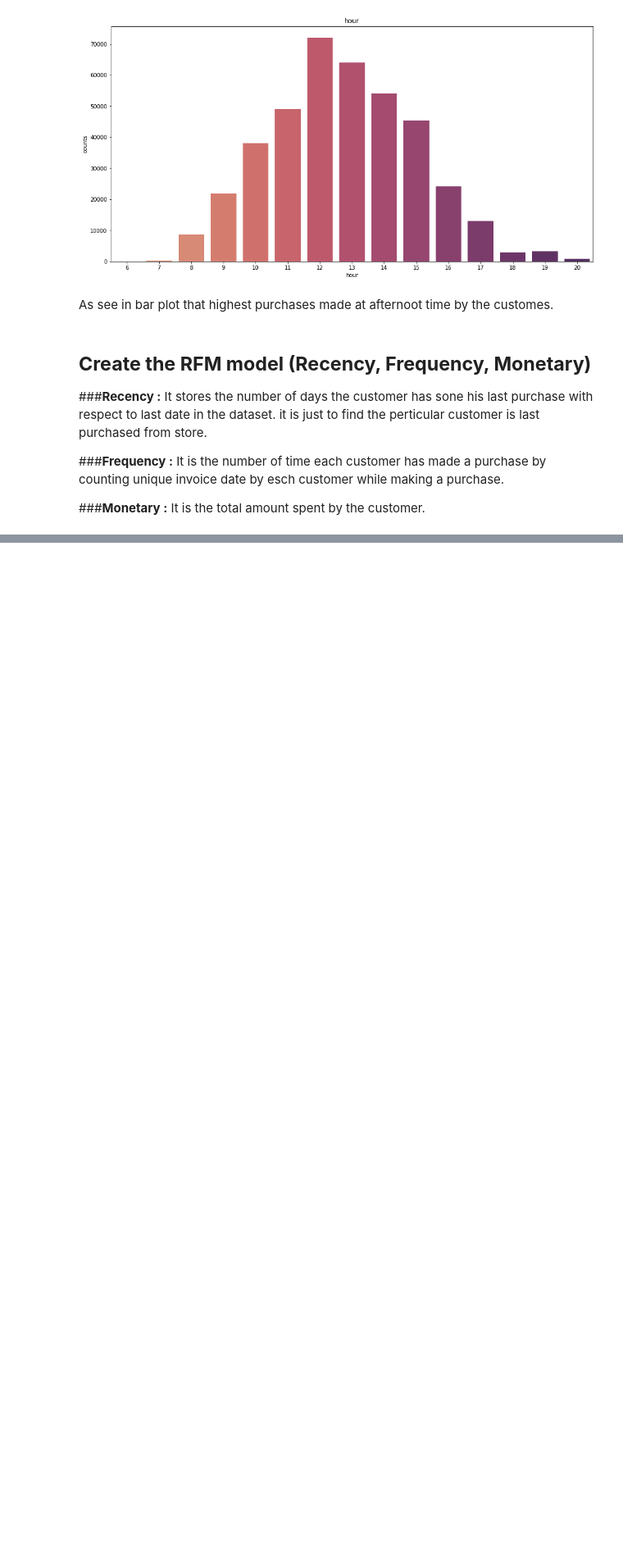
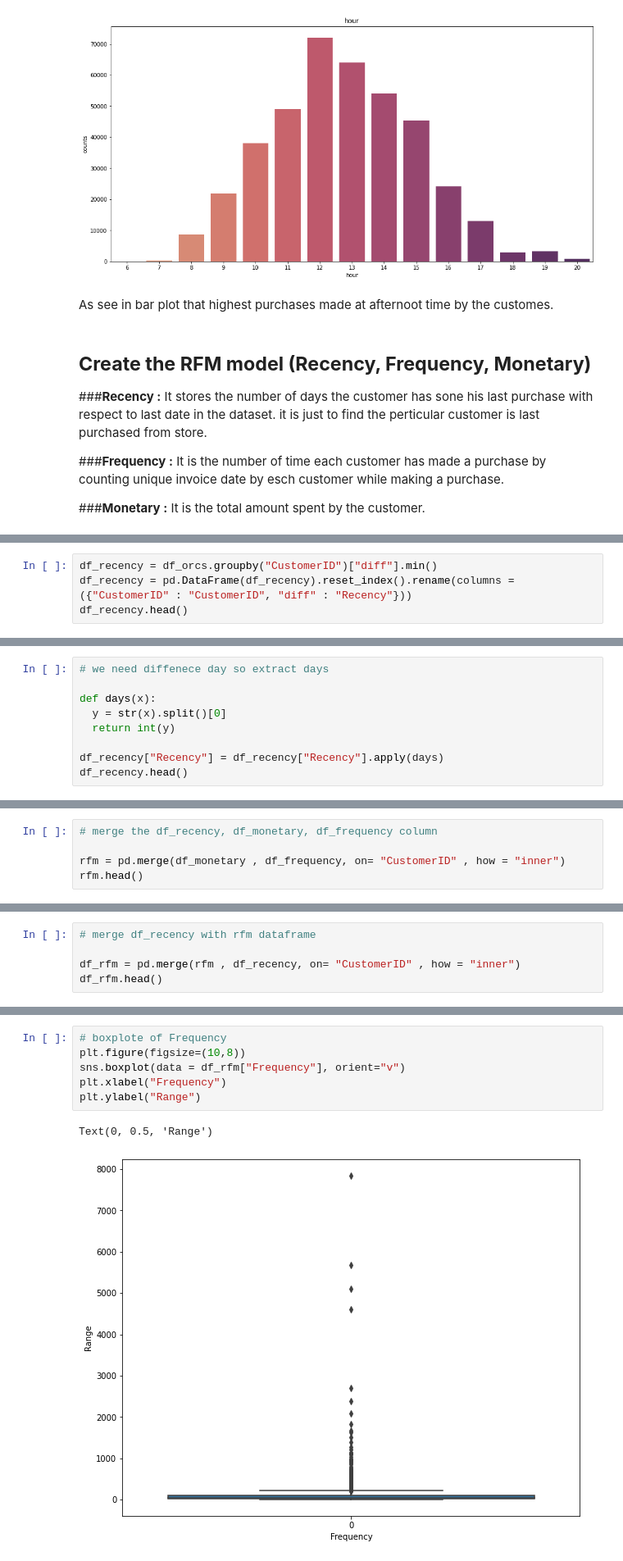
Before and after one commit to milanajudiya/Customer_Segmentation, a Jupyter notebook: Online_Retail_Customer_Segmentation.ipynb, the cells around one changed output, grey strips where cells are left out. Shown at 82% size. Saved outputs shown, nothing was run; the diff lists cells and outputs as text; blank space fills up the shorter version.

```diff
--- a/Online_Retail_Customer_Segmentation.ipynb
+++ b/Online_Retail_Customer_Segmentation.ipynb
@@ -389,0 +458,4 @@ As see in bar plot that highest purchases made at afternoot time by the customes
+# %%
+df_recency = df_orcs.groupby("CustomerID")["diff"].min()
+df_recency = pd.DataFrame(df_recency).reset_index().rename(columns =  ({"CustomerID" : "CustomerID", "diff" : "Recency"}))
+df_recency.head()
@@ -389,0 +469,9 @@ As see in bar plot that highest purchases made at afternoot time by the customes
+# %%
+# we need diffenece day so extract days
+
+def days(x):
+  y = str(x).split()[0]
+  return int(y)
+
+df_recency["Recency"] = df_recency["Recency"].apply(days)
+df_recency.head()
@@ -389,0 +485,5 @@ As see in bar plot that highest purchases made at afternoot time by the customes
+# %%
+# merge the df_recency, df_monetary, df_frequency column
+
+rfm = pd.merge(df_monetary , df_frequency, on= "CustomerID" , how = "inner")
+rfm.head()
@@ -389,0 +497,5 @@ As see in bar plot that highest purchases made at afternoot time by the customes
+# %%
+# merge df_recency with rfm dataframe
+
+df_rfm = pd.merge(rfm , df_recency, on= "CustomerID" , how = "inner")
+df_rfm.head()
@@ -389,0 +527,9 @@ As see in bar plot that highest purchases made at afternoot time by the customes
+# %%
+# boxplote of Frequency
+plt.figure(figsize=(10,8))
+sns.boxplot(data = df_rfm["Frequency"], orient="v")
+plt.xlabel("Frequency")
+plt.ylabel("Range")
+# %% [output]
+Text(0, 0.5, 'Range')
+[figure, added]
```
Also changed, not shown: parts of 19 cells of this notebook.
